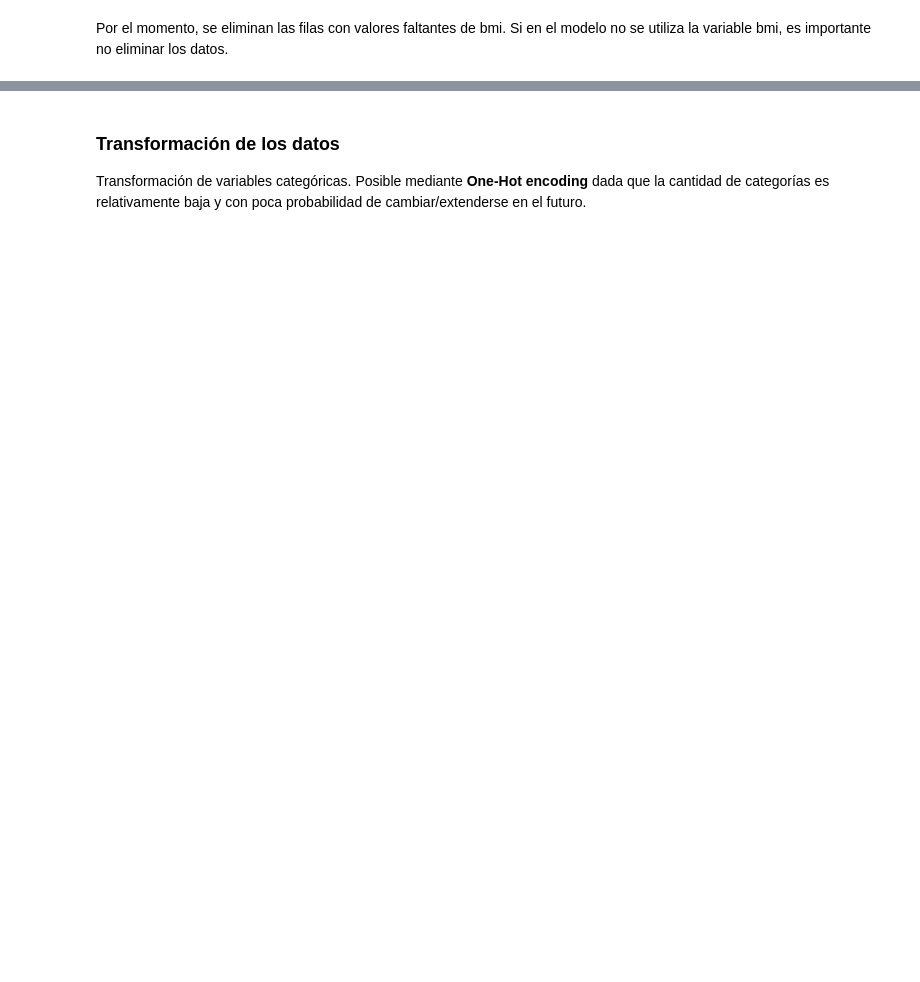
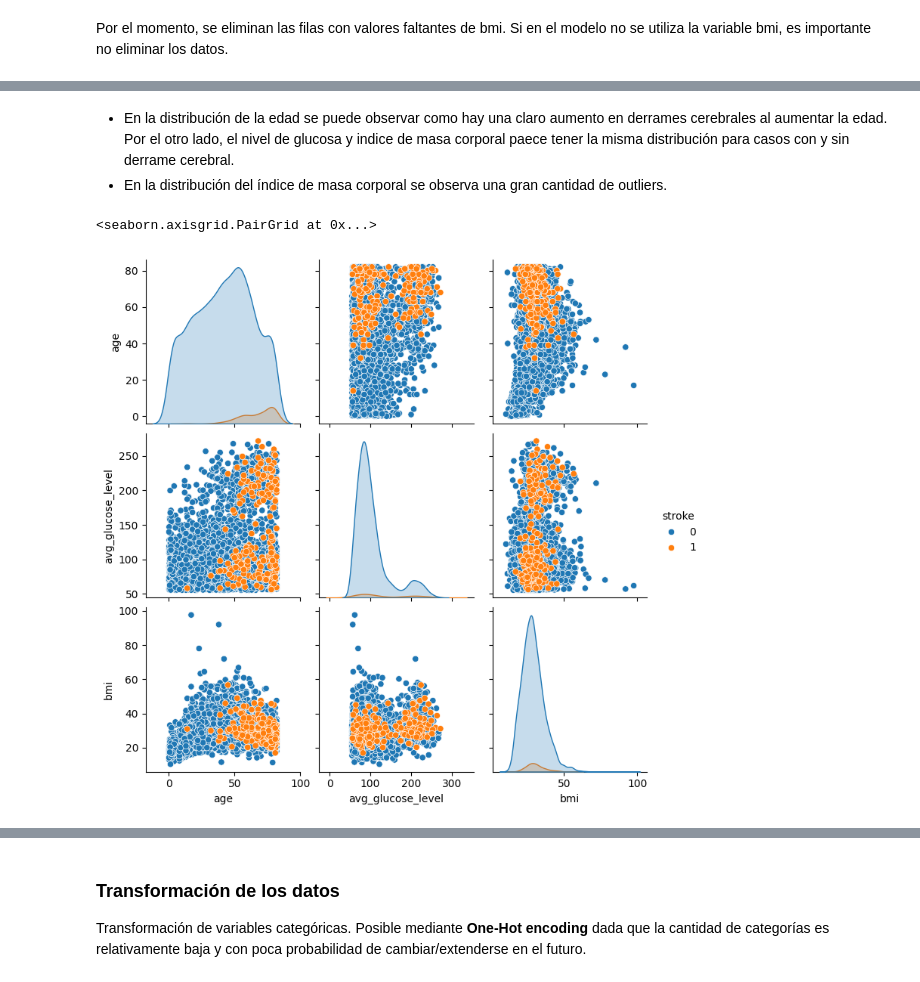
Before and after one commit to gonzafernan/ceia-amq1, a Jupyter notebook: stroke_prediction.ipynb, the cells around one changed output, grey strips where cells are left out. Cells and saved outputs as stored; diff of their text form; code cells hidden in the pictures; blank space fills up the shorter version.

```diff
--- a/stroke_prediction.ipynb
+++ b/stroke_prediction.ipynb
@@ -36,0 +131,11 @@ df.dropna(axis="index", how="any", inplace=True)
+# %% [markdown]
+- En la distribución de la edad se puede observar como hay una claro aumento en derrames cerebrales al aumentar la edad. Por el otro lado, el nivel de glucosa y indice de masa corporal paece tener la misma distribución para casos con y sin derrame cerebral.
+- En la distribución del índice de masa corporal se observa una gran cantidad de outliers.
+# %%
+sns.pairplot(
+    df.drop(["hypertension", "heart_disease"], axis=1).sort_values("stroke"),
+    hue="stroke",
+)
+# %% [output]
+<seaborn.axisgrid.PairGrid at 0x...>
+[figure, added]
```
Also changed, not shown: parts of 52 cells of this notebook.
